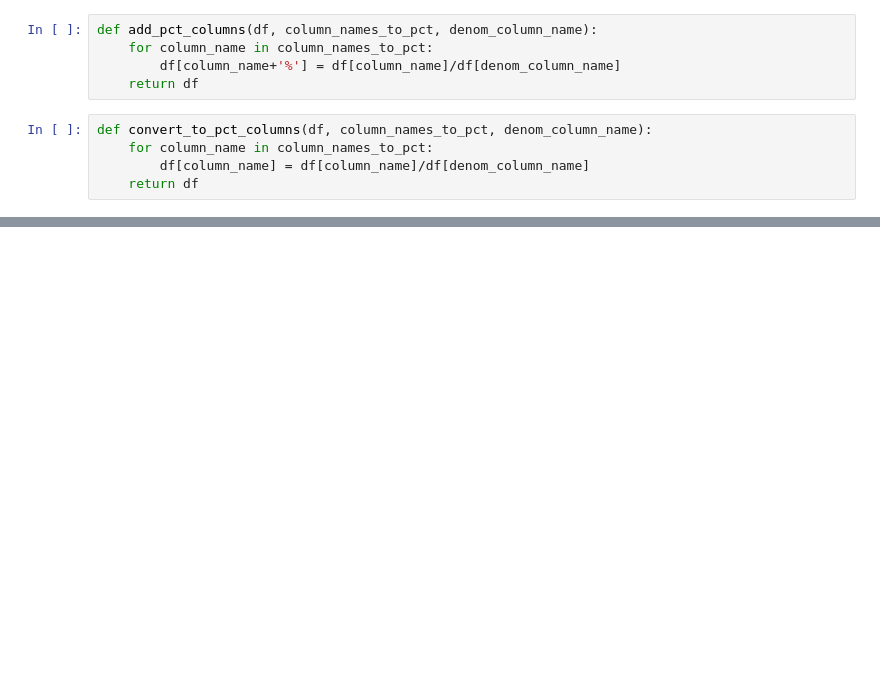
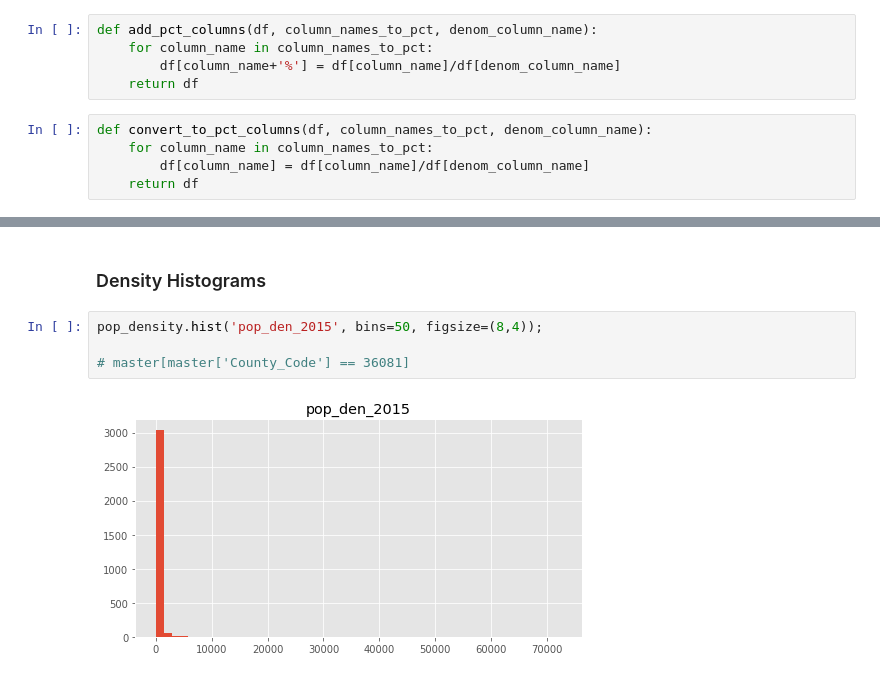
Before and after one commit to frechfrechfrech/Income_Inequality, a Jupyter notebook: Initial Census Data Exploration.ipynb, the cells around one changed output, grey strips where cells are left out. Cells and saved outputs as stored; diff of their text form; blank space fills up the shorter version.

```diff
--- a/Initial Census Data Exploration.ipynb
+++ b/Initial Census Data Exploration.ipynb
@@ -200 +217,9 @@ pandas.core.series.Series
+# %% [markdown]
+### Density Histograms
+# %%
+pop_density.hist('pop_den_2015', bins=50, figsize=(8,4));
+
+# master[master['County_Code'] == 36081]
+# %% [output]
+[figure, added]
 # %%
```
Also changed, not shown: parts of 25 cells of this notebook, 4 other files.
